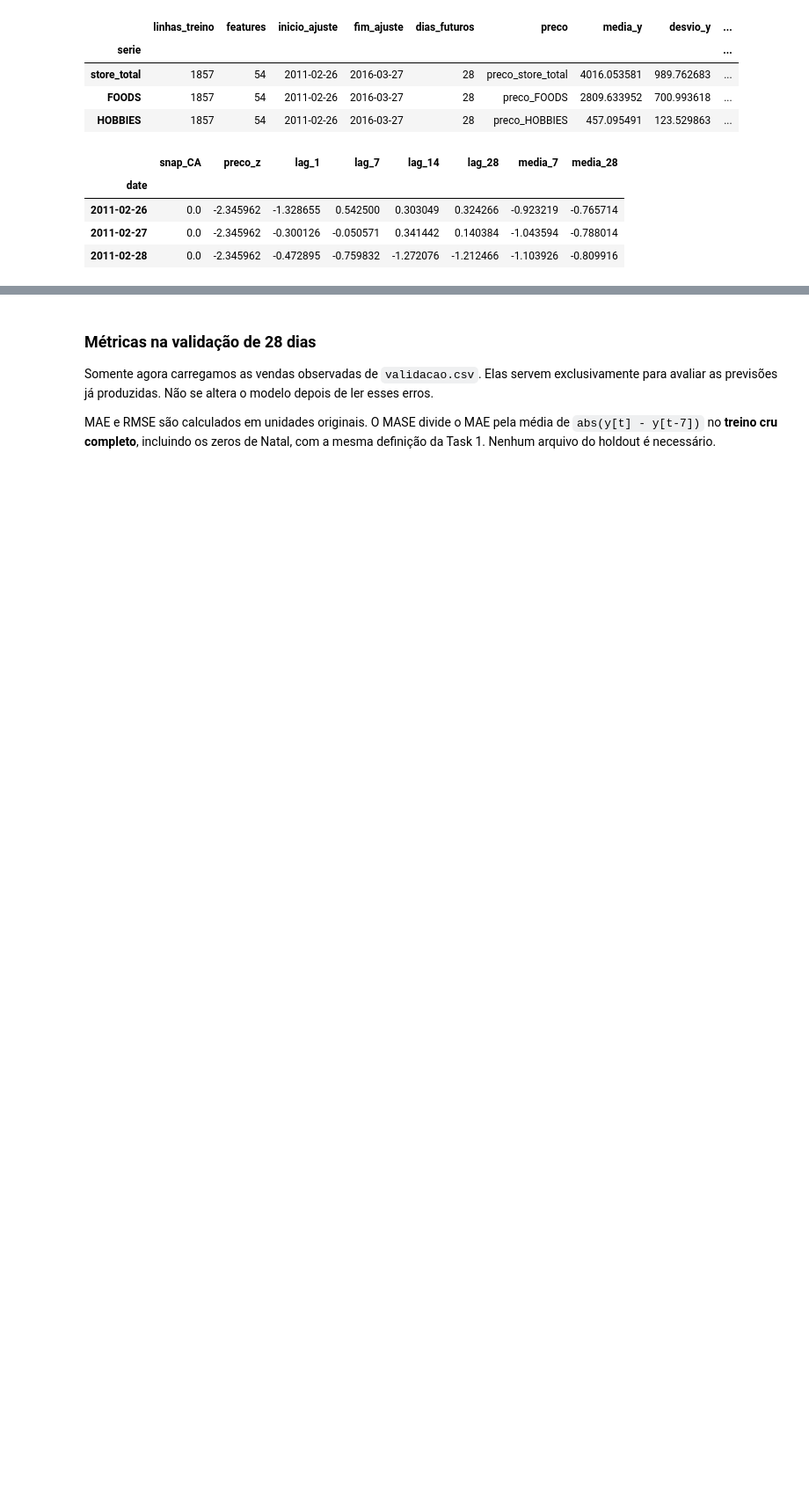
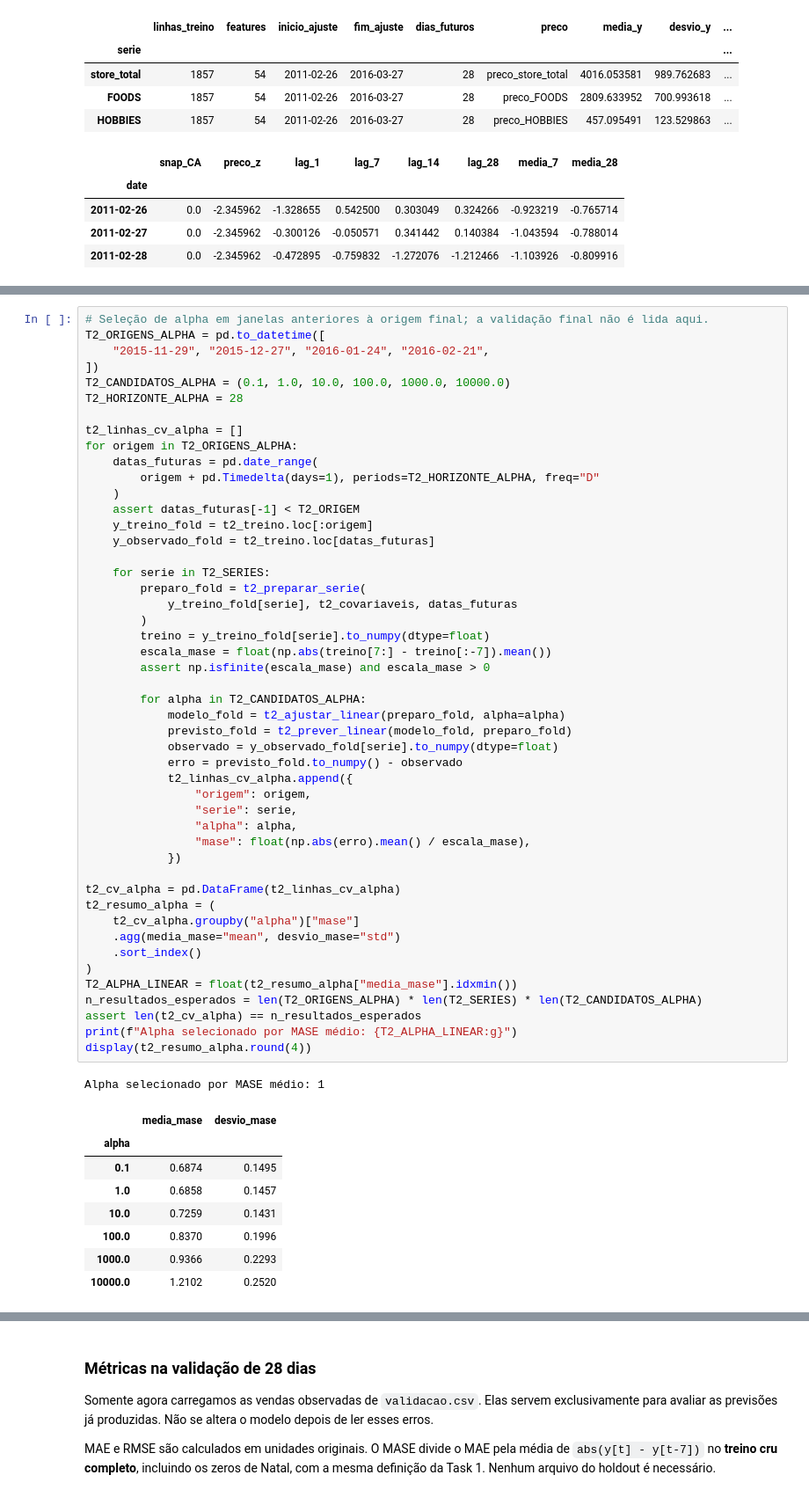
Before and after one commit to Os-Estudiosos/time-series-2026-2, a Jupyter notebook: main.ipynb, the cells around one changed output, grey strips where cells are left out. Shown at 88% size. Saved outputs shown, nothing was run; the diff lists cells and outputs as text; blank space fills up the shorter version.

```diff
--- a/main.ipynb
+++ b/main.ipynb
@@ -2351,6 +2166,64 @@ def t2_prever_linear(modelo, preparo):
     return pd.Series(
         previsoes, index=preparo["X_futuro_conhecidas"].index, name="yhat"
     )
+# %%
+# Seleção de alpha em janelas anteriores à origem final; a validação final não é lida aqui.
+T2_ORIGENS_ALPHA = pd.to_datetime([
+    "2015-11-29", "2015-12-27", "2016-01-24", "2016-02-21",
+])
+T2_CANDIDATOS_ALPHA = (0.1, 1.0, 10.0, 100.0, 1000.0, 10000.0)
+T2_HORIZONTE_ALPHA = 28
+
+t2_linhas_cv_alpha = []
+for origem in T2_ORIGENS_ALPHA:
+    datas_futuras = pd.date_range(
+        origem + pd.Timedelta(days=1), periods=T2_HORIZONTE_ALPHA, freq="D"
+    )
+    assert datas_futuras[-1] < T2_ORIGEM
+    y_treino_fold = t2_treino.loc[:origem]
+    y_observado_fold = t2_treino.loc[datas_futuras]
+
+    for serie in T2_SERIES:
+        preparo_fold = t2_preparar_serie(
+            y_treino_fold[serie], t2_covariaveis, datas_futuras
+        )
+        treino = y_treino_fold[serie].to_numpy(dtype=float)
+        escala_mase = float(np.abs(treino[7:] - treino[:-7]).mean())
+        assert np.isfinite(escala_mase) and escala_mase > 0
+
+        for alpha in T2_CANDIDATOS_ALPHA:
+            modelo_fold = t2_ajustar_linear(preparo_fold, alpha=alpha)
+            previsto_fold = t2_prever_linear(modelo_fold, preparo_fold)
+            observado = y_observado_fold[serie].to_numpy(dtype=float)
+            erro = previsto_fold.to_numpy() - observado
+            t2_linhas_cv_alpha.append({
+                "origem": origem,
+                "serie": serie,
+                "alpha": alpha,
+                "mase": float(np.abs(erro).mean() / escala_mase),
+            })
+
+t2_cv_alpha = pd.DataFrame(t2_linhas_cv_alpha)
+t2_resumo_alpha = (
+    t2_cv_alpha.groupby("alpha")["mase"]
+    .agg(media_mase="mean", desvio_mase="std")
+    .sort_index()
+)
+T2_ALPHA_LINEAR = float(t2_resumo_alpha["media_mase"].idxmin())
+n_resultados_esperados = len(T2_ORIGENS_ALPHA) * len(T2_SERIES) * len(T2_CANDIDATOS_ALPHA)
+assert len(t2_cv_alpha) == n_resultados_esperados
+print(f"Alpha selecionado por MASE médio: {T2_ALPHA_LINEAR:g}")
+display(t2_resumo_alpha.round(4))
+# %% [output]
+Alpha selecionado por MASE médio: 1
+|  | media_mase | desvio_mase |
+| alpha |  |  |
+| 0.1 | 0.6874 | 0.1495 |
+| 1.0 | 0.6858 | 0.1457 |
+| 10.0 | 0.7259 | 0.1431 |
+| 100.0 | 0.8370 | 0.1996 |
+| 1000.0 | 0.9366 | 0.2293 |
+| 10000.0 | 1.2102 | 0.2520 |
 # %%
 # Os três ajustes e as 84 previsões ficam prontos antes da leitura do y de validação.
 t2_modelos_lineares = {
```
Also changed, not shown: parts of 32 cells of this notebook, 4 other files.
